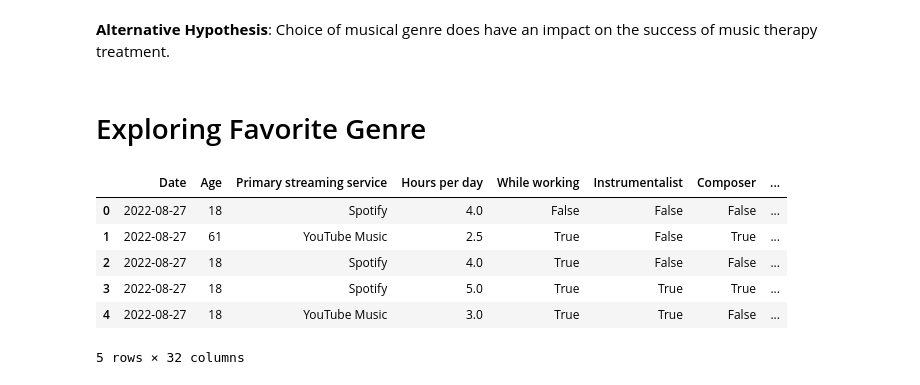
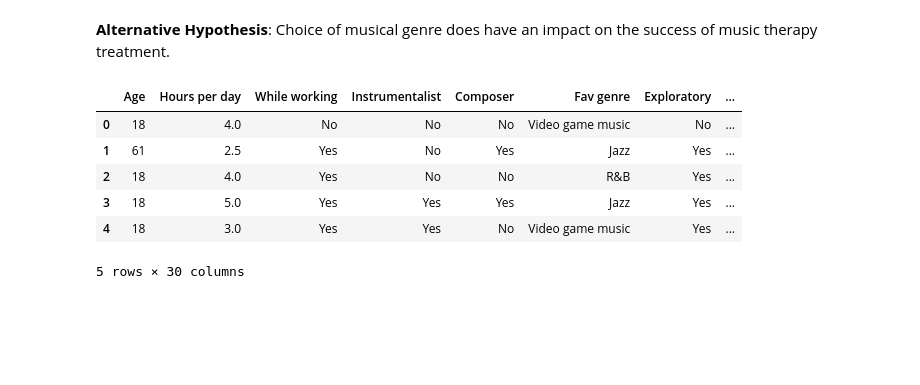
Before and after one commit to ajamkotc/music_therapy_capstone, a Jupyter notebook: notebooks/exploratory-data-analysis.ipynb, the cells around one changed output. Drawn from its saved outputs; the diff is of its cells as text; code cells hidden in the pictures; blank space fills up the shorter version.

```diff
--- a/notebooks/exploratory-data-analysis.ipynb
+++ b/notebooks/exploratory-data-analysis.ipynb
@@ -8,8 +8,6 @@ The purpose of this analysis is to discover trends in music therapy which might
 **Null Hypothesis**: The success of music therapy treatment does not depend on the musical selection or any other musical factors.
 # %% [markdown]
 **Alternative Hypothesis**: Choice of musical genre does have an impact on the success of music therapy treatment.
-# %% [markdown]
-# Exploring Favorite Genre
 # %%
 # Import necessary libraries
 
@@ -27,13 +32,13 @@ import statsmodels as sum
 # %%
-# Import data
+# Import cleaned data
 
-survey_df = pd.read_csv('../data/processed/clean_survey_results.csv')
+survey_df = pd.read_csv('../data/interim/clean_survey_results.csv')
 survey_df.head()
 # %% [output]
-|  | Date | Age | Primary streaming service | Hours per day | While working | Instrumentalist | Composer | ... |
-| 0 | 2022-08-27 | 18 | Spotify | 4.0 | False | False | False | ... |
-| 1 | 2022-08-27 | 61 | YouTube Music | 2.5 | True | False | True | ... |
-| 2 | 2022-08-27 | 18 | Spotify | 4.0 | True | False | False | ... |
-| 3 | 2022-08-27 | 18 | Spotify | 5.0 | True | True | True | ... |
-| 4 | 2022-08-27 | 18 | YouTube Music | 3.0 | True | True | False | ... |
+|  | Age | Hours per day | While working | Instrumentalist | Composer | Fav genre | Exploratory | ... |
+| 0 | 18 | 4.0 | No | No | No | Video game music | No | ... |
+| 1 | 61 | 2.5 | Yes | No | Yes | Jazz | Yes | ... |
+| 2 | 18 | 4.0 | Yes | No | No | R&B | Yes | ... |
+| 3 | 18 | 5.0 | Yes | Yes | Yes | Jazz | Yes | ... |
+| 4 | 18 | 3.0 | Yes | Yes | No | Video game music | Yes | ... |
-5 rows × 32 columns
+5 rows × 30 columns
```
Also changed, not shown: parts of 17 cells of this notebook, 1 other file.
